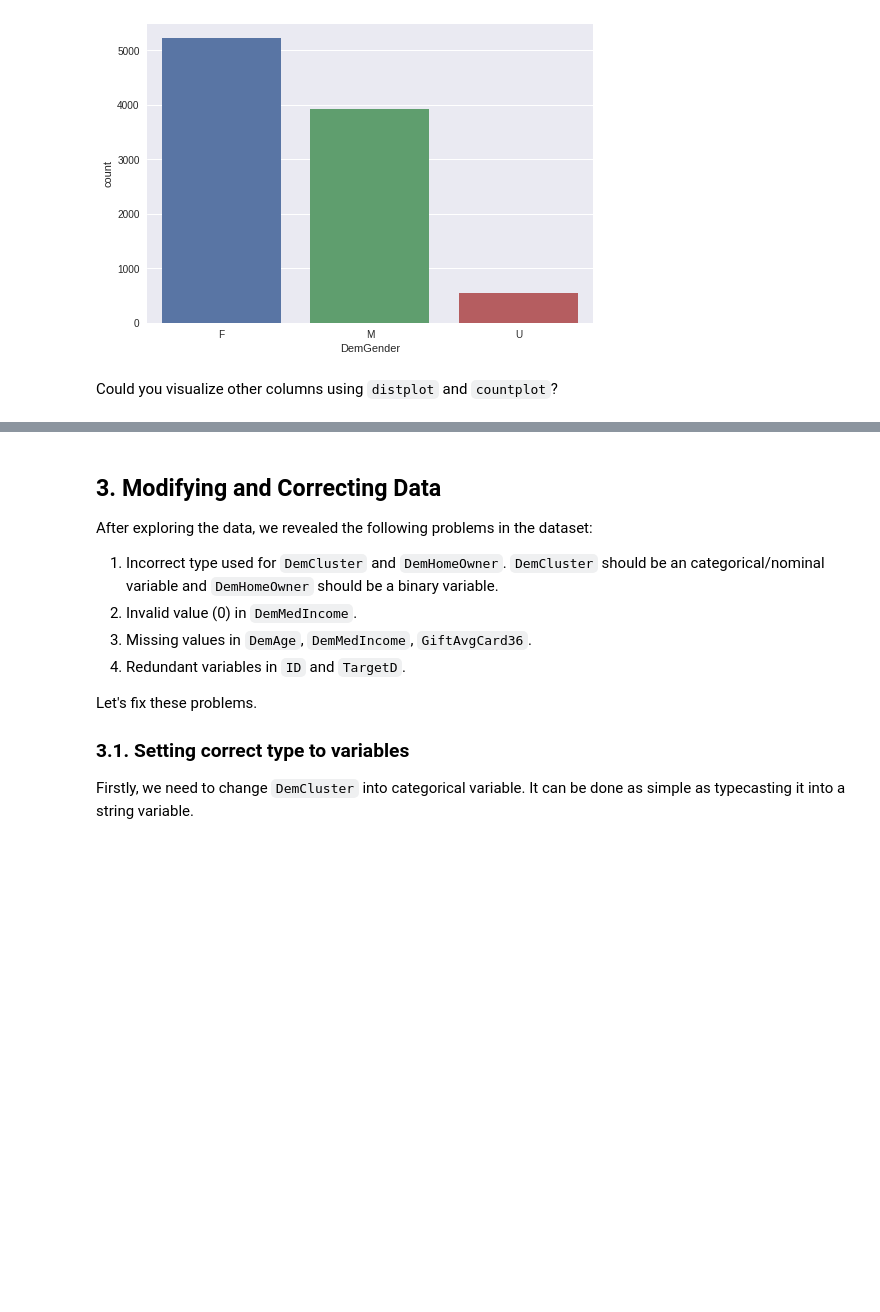
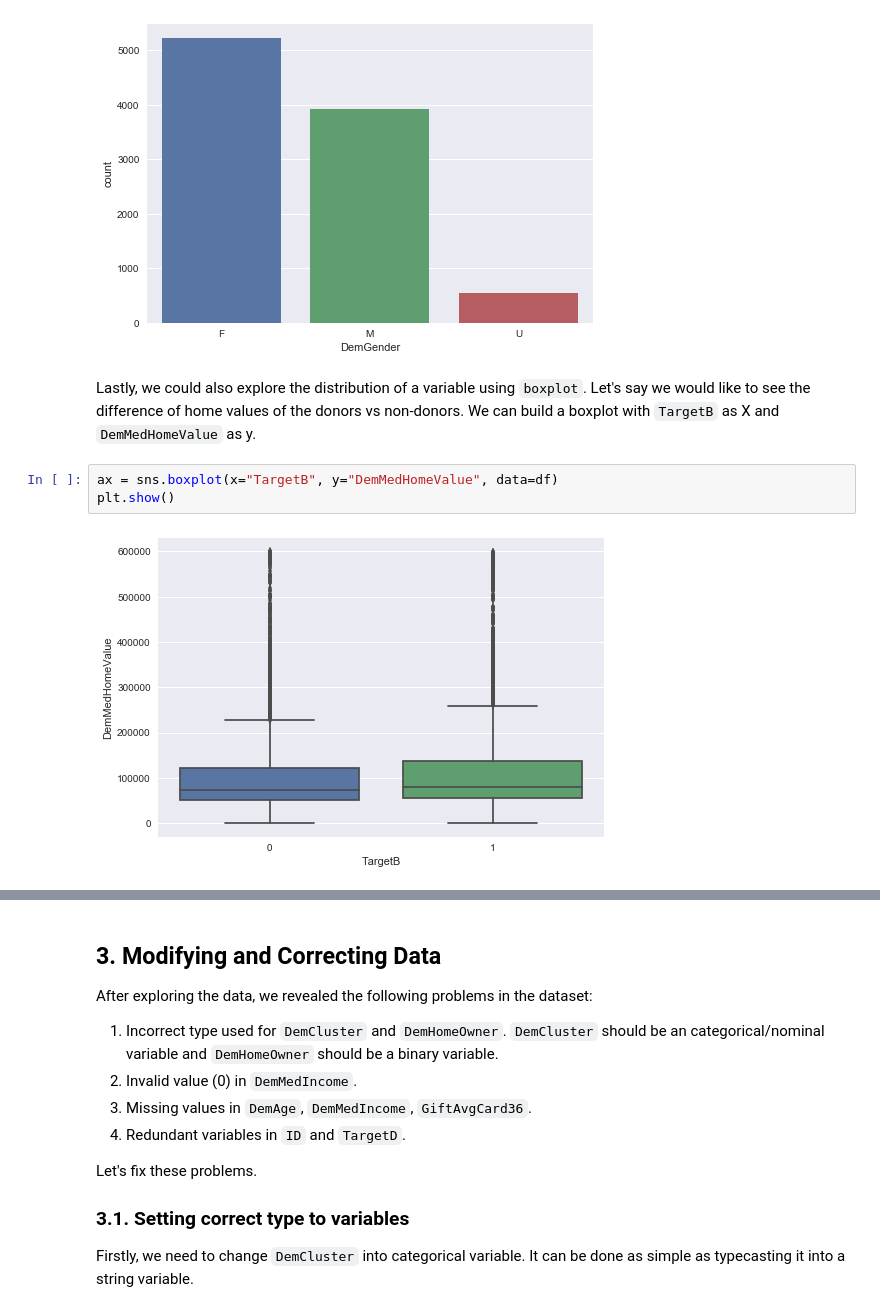
Before and after one commit to liehendi11/cab330tutorials, a Jupyter notebook: week2.ipynb, the cells around one changed output, grey strips where cells are left out. Drawn from its saved outputs; the diff is of its cells as text; blank space fills up the shorter version.

```diff
--- a/week2.ipynb
+++ b/week2.ipynb
@@ -160,5 +164,10 @@ dg = sns.countplot(data=df, x='DemGender')
 plt.show()
 # %% [output]
 [figure]
-# %% [markdown]
-Could you visualize other columns using `distplot` and `countplot`?
+# %% [markdown]
+Lastly, we could also explore the distribution of a variable using `boxplot`. Let's say we would like to see the difference of home values of the donors vs non-donors. We can build a boxplot with `TargetB` as X and `DemMedHomeValue` as y.
+# %%
+ax = sns.boxplot(x="TargetB", y="DemMedHomeValue", data=df)
+plt.show()
+# %% [output]
+[figure, added]
```
Also changed, not shown: parts of 2 cells of this notebook, 2 other files.
